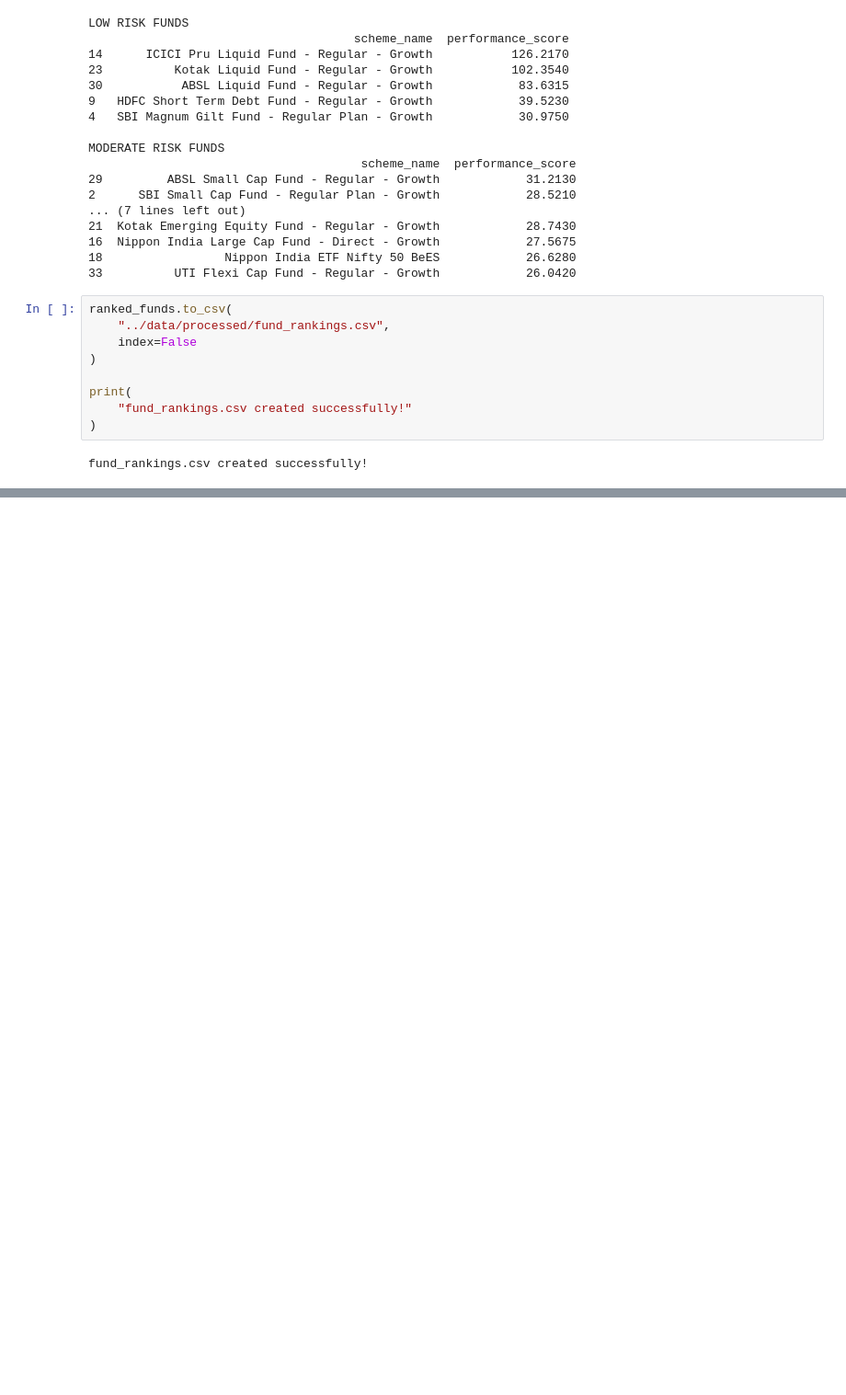
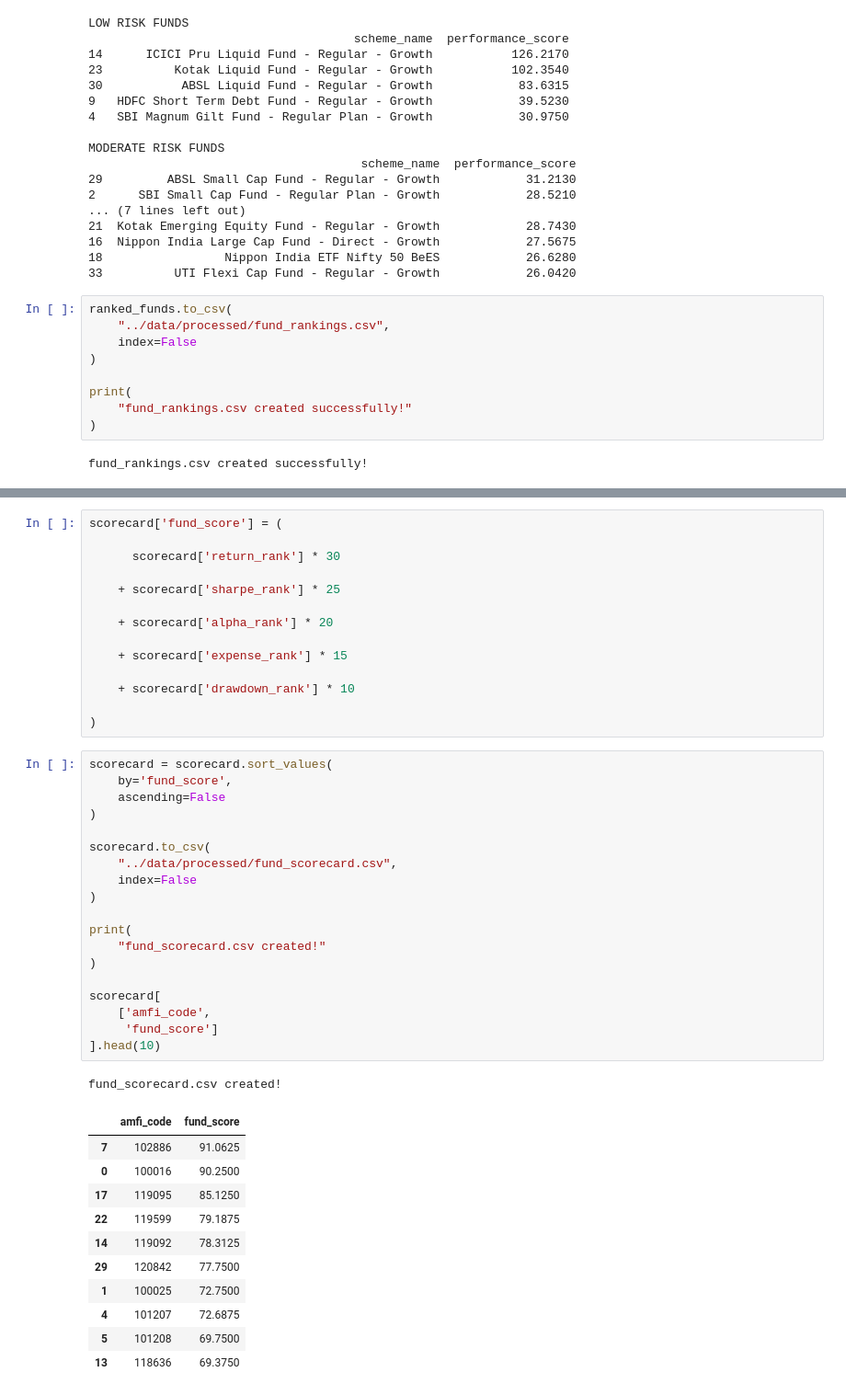
Before and after one commit to jeya-varshani24/bluestock-mf-capstone, a Jupyter notebook: notebooks/04_performance_analytics.ipynb, the cells around one changed output, grey strips where cells are left out. Shown at 92% size. Cells and saved outputs as stored; diff of their text form; blank space fills up the shorter version.

```diff
--- a/notebooks/04_performance_analytics.ipynb
+++ b/notebooks/04_performance_analytics.ipynb
@@ -201,0 +1003,46 @@ fund_rankings.csv created successfully!
+# %%
+scorecard['fund_score'] = (
+
+      scorecard['return_rank'] * 30
+
+    + scorecard['sharpe_rank'] * 25
+
+    + scorecard['alpha_rank'] * 20
+
+    + scorecard['expense_rank'] * 15
+
+    + scorecard['drawdown_rank'] * 10
+
+)
+# %%
+scorecard = scorecard.sort_values(
+    by='fund_score',
+    ascending=False
+)
+
+scorecard.to_csv(
+    "../data/processed/fund_scorecard.csv",
+    index=False
+)
+
+print(
+    "fund_scorecard.csv created!"
+)
+
+scorecard[
+    ['amfi_code',
+     'fund_score']
+].head(10)
+# %% [output]
+fund_scorecard.csv created!
+|  | amfi_code | fund_score |
+| 7 | 102886 | 91.0625 |
+| 0 | 100016 | 90.2500 |
+| 17 | 119095 | 85.1250 |
+| 22 | 119599 | 79.1875 |
+| 14 | 119092 | 78.3125 |
+| 29 | 120842 | 77.7500 |
+| 1 | 100025 | 72.7500 |
+| 4 | 101207 | 72.6875 |
+| 5 | 101208 | 69.7500 |
+| 13 | 118636 | 69.3750 |
```
Also changed, not shown: parts of 42 cells of this notebook, 8 other files.
